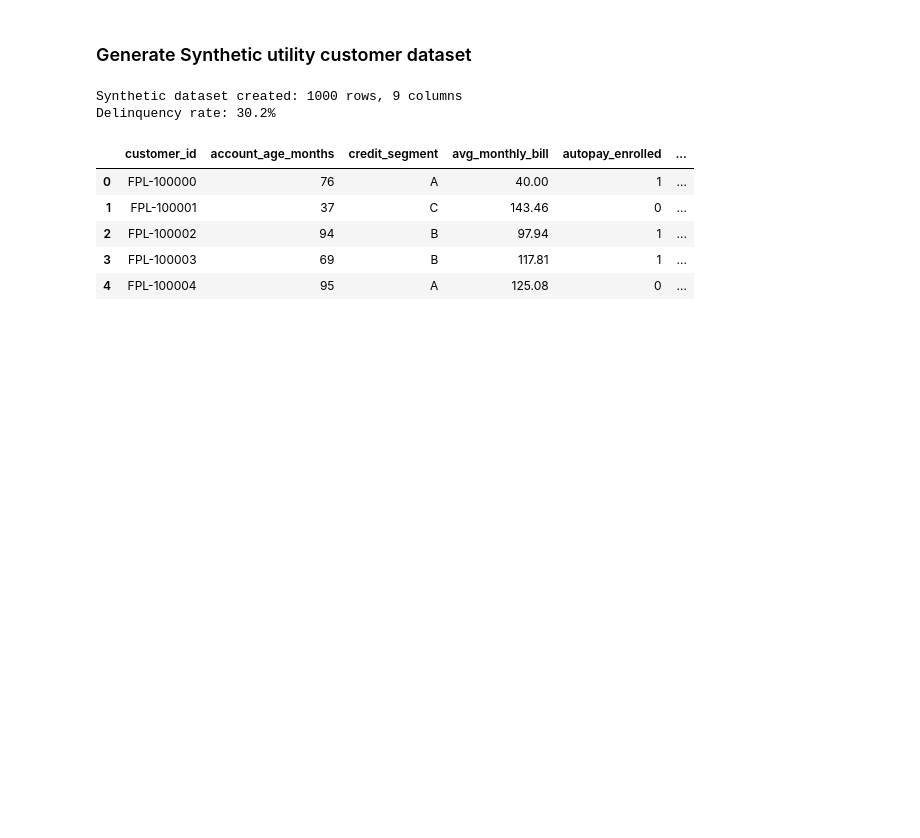
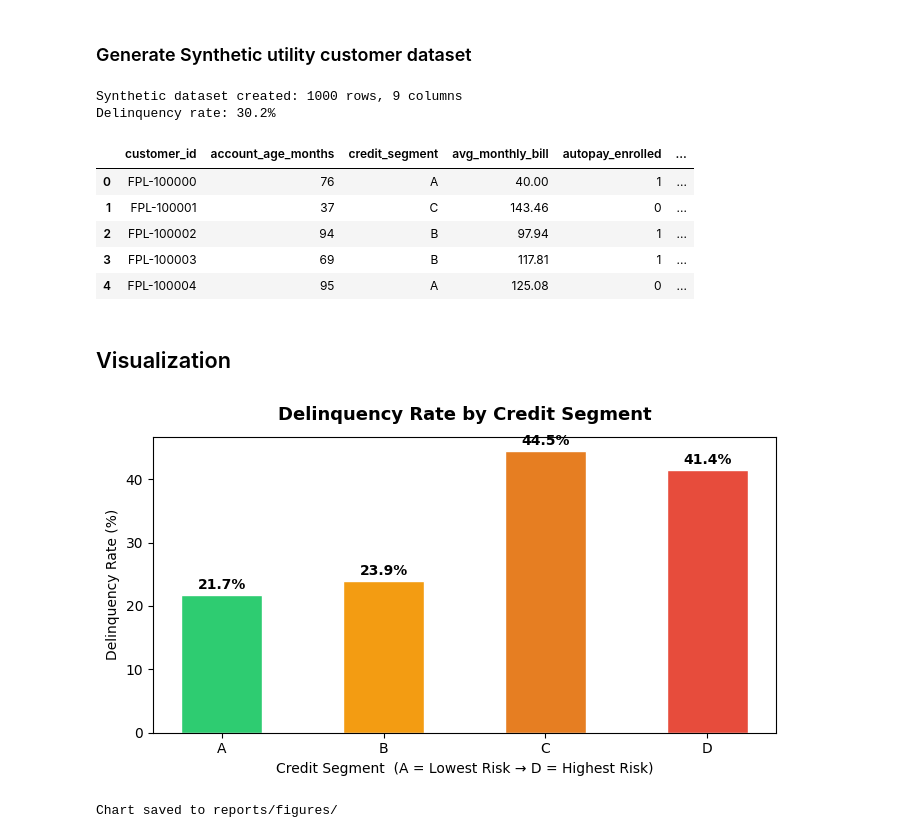
Before and after one commit to msahmed646/fpl-collections-analytics, a Jupyter notebook: Setup_and_Date_Generation.ipynb, the cells around one changed output. Saved outputs shown, nothing was run; the diff lists cells and outputs as text; code cells hidden in the pictures; blank space fills up the shorter version.

Commit message:
Validation chart- delinquency rate by credit segment

```diff
--- a/Setup_and_Date_Generation.ipynb
+++ b/Setup_and_Date_Generation.ipynb
@@ -195,3 +195,48 @@ Delinquency rate: 30.2%
 | 2 | FPL-100002 | 94 | B | 97.94 | 1 | ... |
 | 3 | FPL-100003 | 69 | B | 117.81 | 1 | ... |
 | 4 | FPL-100004 | 95 | A | 125.08 | 0 | ... |
+# %% [markdown]
+## Visualization
+# %%
+delinq_by_seg = (
+    synthetic_df.groupby("credit_segment")["delinquent"]
+    .mean()
+    .reset_index() # after the groupby, result has a special index. Reset it back to regular numbered index
+    .sort_values("credit_segment")
+)
+
+# Setting up the chart
+fig, ax = plt.subplots(figsize=(7, 4))
+
+colors = ["#2ecc71", "#f39c12", "#e67e22", "#e74c3c"]
+
+ax.bar(
+    delinq_by_seg["credit_segment"],
+    delinq_by_seg["delinquent"] * 100,
+    color=colors,
+    edgecolor="white",
+    width=0.5
+)
+
+# Labels and title
+ax.set_title("Delinquency Rate by Credit Segment", fontsize=13, fontweight="bold", pad=12)
+ax.set_xlabel("Credit Segment  (A = Lowest Risk → D = Highest Risk)")
+ax.set_ylabel("Delinquency Rate (%)")
+
+# Add percentage labels on top of each bar
+for bar in ax.patches:
+    ax.text(
+        bar.get_x() + bar.get_width() / 2,
+        bar.get_height() + 0.5,
+        f"{bar.get_height():.1f}%",
+        ha="center", va="bottom", fontsize=10, fontweight="bold"
+    )
+
+plt.tight_layout() #adjust spacing so nothing cuts off
+plt.savefig(os.path.join(FIGURES_DIR, "delinquency_by_segment.png"), dpi=150, bbox_inches="tight")
+plt.show()
+
+print("Chart saved to reports/figures/")
+# %% [output]
+[figure, added]
+Chart saved to reports/figures/
```
Also changed, not shown: 2 other files.
